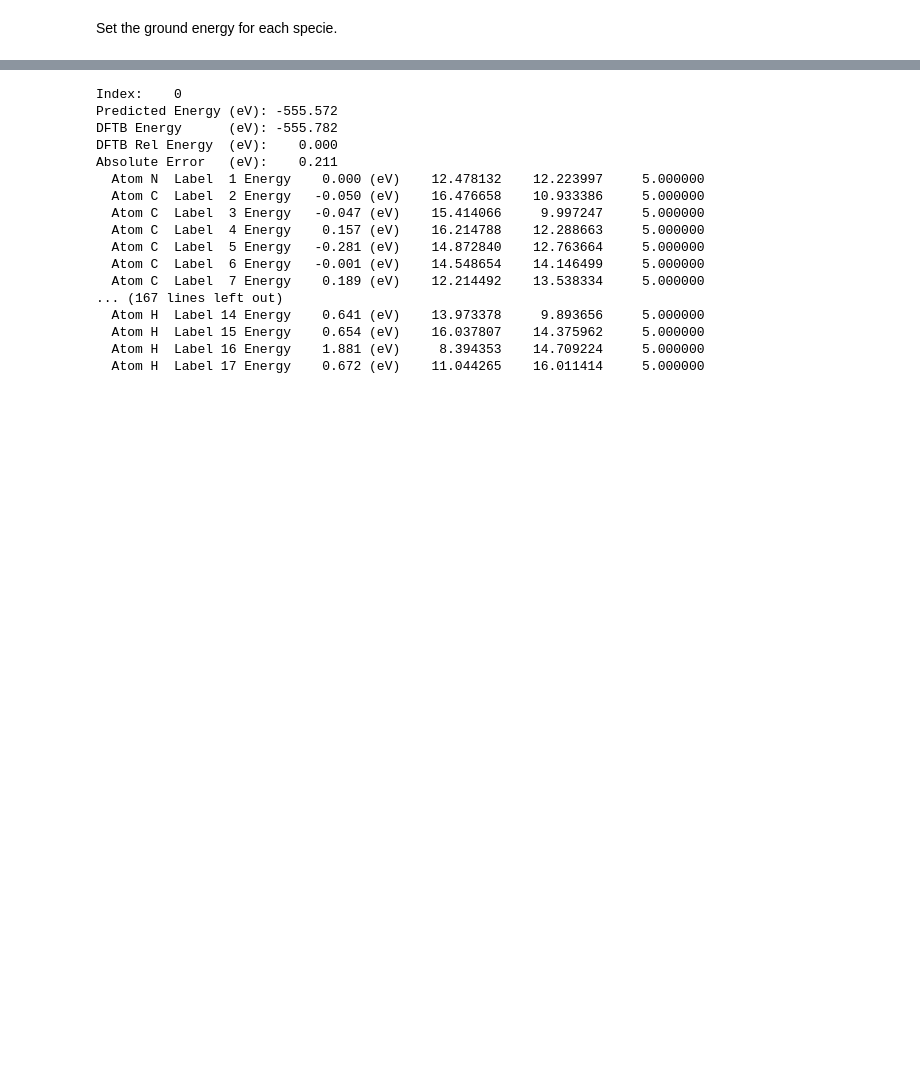
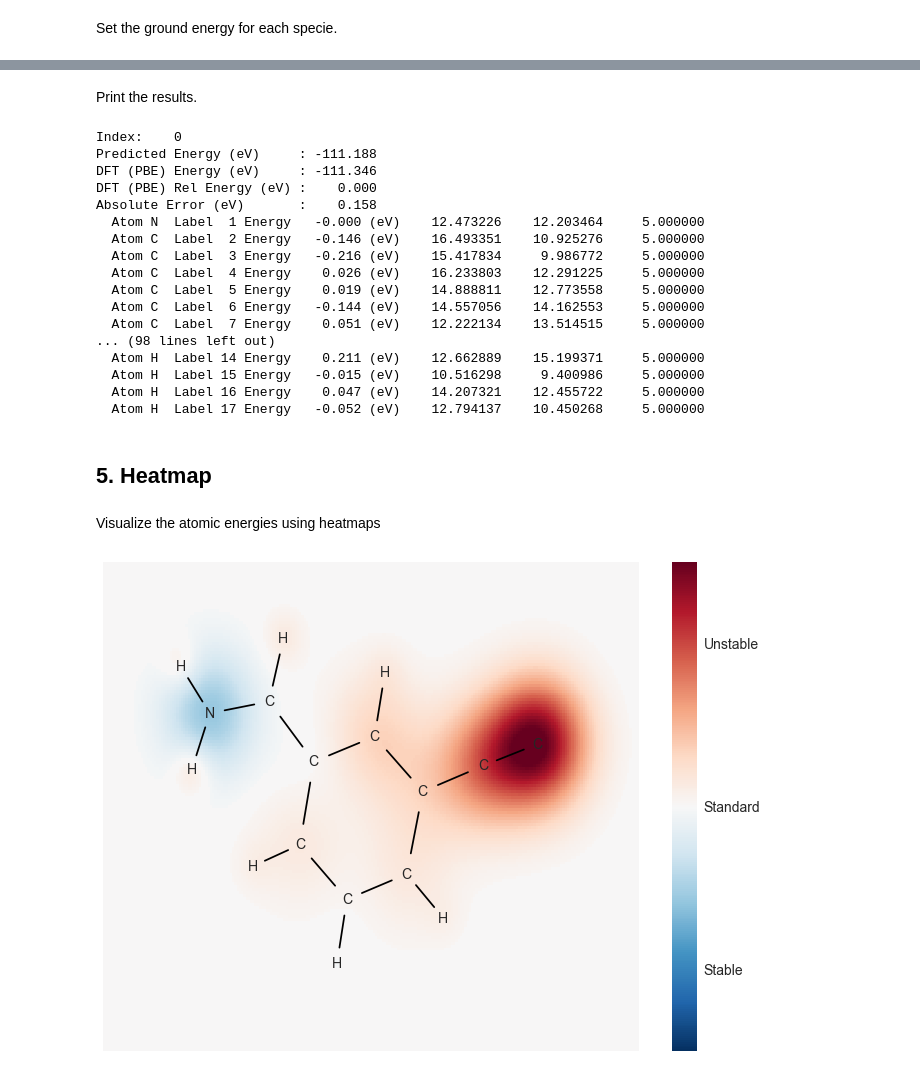
Before and after one commit to Bismarrck/kcon, a Jupyter notebook: kbody/kbody_predict.ipynb, the cells around one changed output, grey strips where cells are left out. Saved outputs shown, nothing was run; the diff lists cells and outputs as text; code cells hidden in the pictures; blank space fills up the shorter version.

Commit message:
Add codes for plotting atomic heatmaps for 2D molecules.

```diff
--- a/kbody/kbody_predict.ipynb
+++ b/kbody/kbody_predict.ipynb
@@ -251,5 +259,8 @@ ax.set_ylabel("CNN Energies (eV)", fontsize=15)
+# %%
+model_path = join("./", "models", "C9H7N.v2.PBE", "model.ckpt-2500000")
+calculator = CNNPredictor(["C", "H", "N"], model_path, many_body_k=3, max_occurs={"N": 1})
 # %%
-xyzfile = join("..", "datasets", "C9H7Nv1.xyz")
+xyzfile = join("..", "datasets", "C9H7N.PBE.xyz")
 species, energies, coords, _ = extract_xyz(
   xyzfile,
   xyz_format='grendel',
@@ -281,35 +294,51 @@ Specie H  Average Energy -18.638 eV
+# %%
+def get_energy_diff(y_atomic):
+  return np.array([y_atomic[i] - average[species[i]] for i in range(len(species))])
+# %% [markdown]
+Print the results.
 # %%
-selection = [0, 5, 10, 500, 1200, 2700, 3600, 4500]
-selected_coords = coords[selection]
-y_pred, y_atomic, _ = calculator.predict(species, selected_coords)
-y_true = energies[selection]
+y_pred, y_atomic, _ = calculator.predict(species, coords[:500])
+y_true = energies[:500]
 
-for i in range(len(selection)):
-  print("Index: %4d" % selection[i])
-  print("Predicted Energy (eV): %8.3f" % y_pred[i])
-  print("DFTB Energy      (eV): %8.3f" % y_true[i])
-  print("DFTB Rel Energy  (eV): %8.3f" % (y_true[i] - energies[0]))
-  print("Absolute Error   (eV): %8.3f" % np.abs(y_pred[i] - y_true[i]))
+for i in range(0, 50, 10):
+  print("Index: %4d" % i)
+  print("Predicted Energy (eV)     : %8.3f" % y_pred[i])
+  print("DFT (PBE) Energy (eV)     : %8.3f" % y_true[i])
+  print("DFT (PBE) Rel Energy (eV) : %8.3f" % (y_true[i] - energies[0]))
+  print("Absolute Error (eV)       : %8.3f" % np.abs(y_pred[i] - y_true[i]))
   for j in range(17):
     ediff = y_atomic[i, j] - average[species[j]]
     print("  Atom {:2s} Label {:2d} Energy {:8.3f} (eV) {: 12.6f} {: 12.6f} {: 12.6f}".format(
-      species[j], j + 1, ediff, *selected_coords[i, j]))
+      species[j], j + 1, ediff, *coords[i, j]))
   print("")
 # %% [output]
 Index:    0
-Predicted Energy (eV): -555.572
-DFTB Energy      (eV): -555.782
-DFTB Rel Energy  (eV):    0.000
-Absolute Error   (eV):    0.211
-  Atom N  Label  1 Energy    0.000 (eV)    12.478132    12.223997     5.000000
-  Atom C  Label  2 Energy   -0.050 (eV)    16.476658    10.933386     5.000000
-  Atom C  Label  3 Energy   -0.047 (eV)    15.414066     9.997247     5.000000
-  Atom C  Label  4 Energy    0.157 (eV)    16.214788    12.288663     5.000000
-  Atom C  Label  5 Energy   -0.281 (eV)    14.872840    12.763664     5.000000
-  Atom C  Label  6 Energy   -0.001 (eV)    14.548654    14.146499     5.000000
-  Atom C  Label  7 Energy    0.189 (eV)    12.214492    13.538334     5.000000
-... (167 lines left out)
-  Atom H  Label 14 Energy    0.641 (eV)    13.973378     9.893656     5.000000
-  Atom H  Label 15 Energy    0.654 (eV)    16.037807    14.375962     5.000000
-  Atom H  Label 16 Energy    1.881 (eV)     8.394353    14.709224     5.000000
-  Atom H  Label 17 Energy    0.672 (eV)    11.044265    16.011414     5.000000
+Predicted Energy (eV)     : -111.188
+DFT (PBE) Energy (eV)     : -111.346
+DFT (PBE) Rel Energy (eV) :    0.000
+Absolute Error (eV)       :    0.158
+  Atom N  Label  1 Energy   -0.000 (eV)    12.473226    12.203464     5.000000
+  Atom C  Label  2 Energy   -0.146 (eV)    16.493351    10.925276     5.000000
+  Atom C  Label  3 Energy   -0.216 (eV)    15.417834     9.986772     5.000000
+  Atom C  Label  4 Energy    0.026 (eV)    16.233803    12.291225     5.000000
+  Atom C  Label  5 Energy    0.019 (eV)    14.888811    12.773558     5.000000
+  Atom C  Label  6 Energy   -0.144 (eV)    14.557056    14.162553     5.000000
+  Atom C  Label  7 Energy    0.051 (eV)    12.222134    13.514515     5.000000
+... (98 lines left out)
+  Atom H  Label 14 Energy    0.211 (eV)    12.662889    15.199371     5.000000
+  Atom H  Label 15 Energy   -0.015 (eV)    10.516298     9.400986     5.000000
+  Atom H  Label 16 Energy    0.047 (eV)    14.207321    12.455722     5.000000
+  Atom H  Label 17 Energy   -0.052 (eV)    12.794137    10.450268     5.000000
+# %% [markdown]
+## 5. Heatmap
+# %% [markdown]
+Visualize the atomic energies using heatmaps
+# %%
+fig, ax = plt.subplots(1, figsize=[12, 9])
+index = 29
+coordinates = coords[index]
+ediff = get_energy_diff(y_atomic[index])
+pcolor = kbody_visualize.atomic_heatmap2d(species, coordinates, ediff, ax)
+kbody_visualize.colorbar(fig, ax, pcolor, label_values=False)
+# %% [output]
+[figure, added]
```
Also changed, not shown: parts of 8 cells of this notebook, 1 other file.
